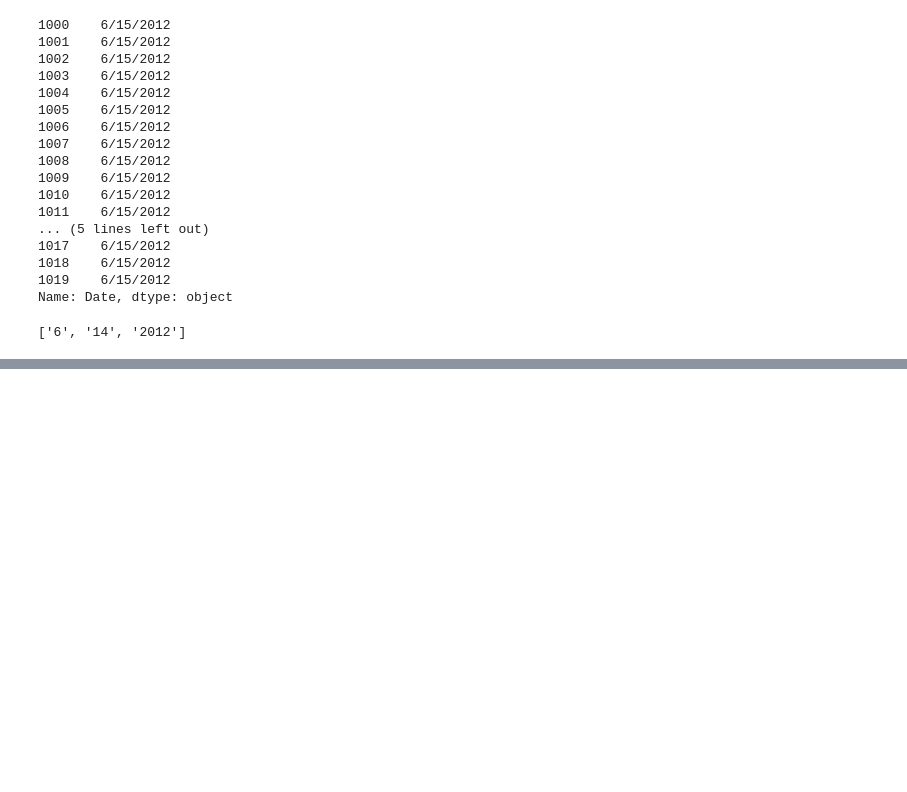
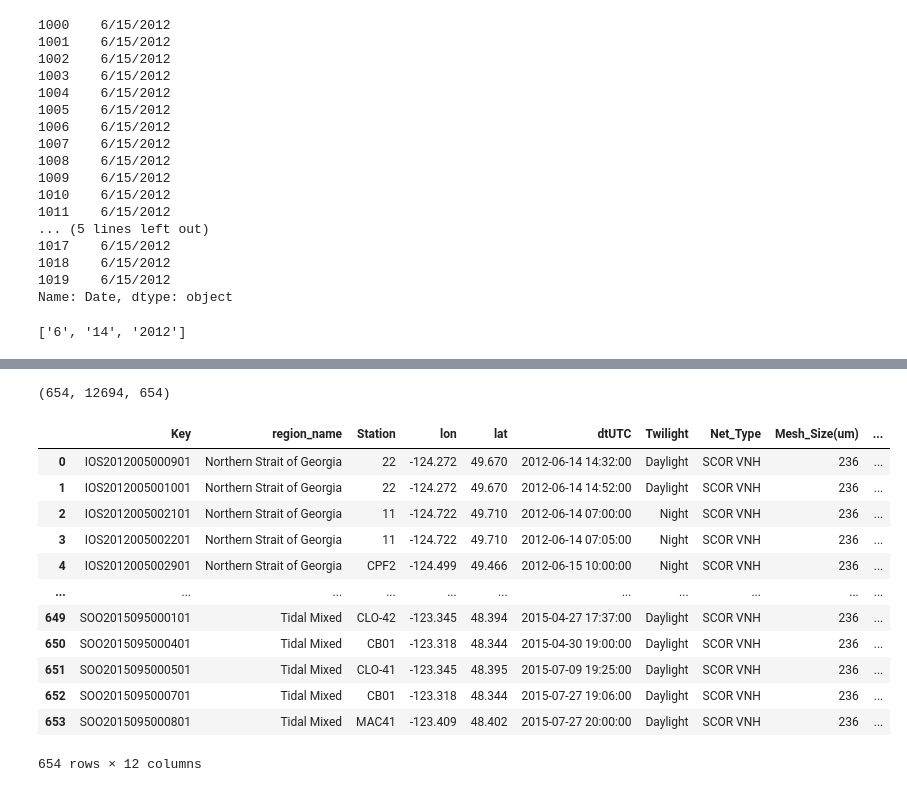
Before and after one commit to SalishSeaCast/analysis-elise-2, a Jupyter notebook: notebooks/forKaryn/LoadZoop.ipynb, the cells around one changed output, grey strips where cells are left out. Saved outputs shown, nothing was run; the diff lists cells and outputs as text; code cells hidden in the pictures; blank space fills up the shorter version.

```diff
--- a/notebooks/forKaryn/LoadZoop.ipynb
+++ b/notebooks/forKaryn/LoadZoop.ipynb
@@ -94,5 +95,3 @@ for el in df['STN_TIME']:
 dts=list()
 for ii,jj in zip(dateslist,timeslist):
     dts.append(dt.datetime(int(ii[2]),int(ii[0]),int(ii[1]),int(jj[0]),int(jj[1])))
-# %%
-df['dt']=dts
@@ -111,0 +118,2 @@ ax.plot(df.loc[ind,['dt']],df.loc[ind,['Biomass(mg/m3)']],'r.')
+# %%
+df['dtUTC']=et.pac_to_utc(dts) #convert from Pac time to UTC
@@ -111,0 +173,2 @@ ax.plot(df.loc[ind,['dt']],df.loc[ind,['Biomass(mg/m3)']],'r.')
+# %%
+towIDlist=['Key', 'region_name', 'Station',  'lon', 'lat', 'dtUTC', 'Twilight', 'Net_Type', 'Mesh_Size(um)', 'DEPTH_STRT1', 'DEPTH_END1', 'Bottom Depth(m)']
@@ -111,0 +177,4 @@ ax.plot(df.loc[ind,['dt']],df.loc[ind,['Biomass(mg/m3)']],'r.')
+# %%
+len(df.groupby(towIDlist)),len(df.groupby(towIDlist2)),len(df.groupby(['Key']))
+# %% [output]
+(654, 12694, 654)
@@ -111,0 +184,19 @@ ax.plot(df.loc[ind,['dt']],df.loc[ind,['Biomass(mg/m3)']],'r.')
+# %%
+biomassDF=df.groupby(towIDlist,as_index=False).first()\
+     .loc[:,towIDlist].copy(deep=True)
+# %%
+biomassDF
+# %% [output]
+|  | Key | region_name | Station | lon | lat | dtUTC | Twilight | Net_Type | Mesh_Size(um) | ... |
+| 0 | IOS2012005000901 | Northern Strait of Georgia | 22 | -124.272 | 49.670 | 2012-06-14 14:32:00 | Daylight | SCOR VNH | 236 | ... |
+| 1 | IOS2012005001001 | Northern Strait of Georgia | 22 | -124.272 | 49.670 | 2012-06-14 14:52:00 | Daylight | SCOR VNH | 236 | ... |
+| 2 | IOS2012005002101 | Northern Strait of Georgia | 11 | -124.722 | 49.710 | 2012-06-14 07:00:00 | Night | SCOR VNH | 236 | ... |
+| 3 | IOS2012005002201 | Northern Strait of Georgia | 11 | -124.722 | 49.710 | 2012-06-14 07:05:00 | Night | SCOR VNH | 236 | ... |
+| 4 | IOS2012005002901 | Northern Strait of Georgia | CPF2 | -124.499 | 49.466 | 2012-06-15 10:00:00 | Night | SCOR VNH | 236 | ... |
+| ... | ... | ... | ... | ... | ... | ... | ... | ... | ... | ... |
+| 649 | SOO2015095000101 | Tidal Mixed | CLO-42 | -123.345 | 48.394 | 2015-04-27 17:37:00 | Daylight | SCOR VNH | 236 | ... |
+| 650 | SOO2015095000401 | Tidal Mixed | CB01 | -123.318 | 48.344 | 2015-04-30 19:00:00 | Daylight | SCOR VNH | 236 | ... |
+| 651 | SOO2015095000501 | Tidal Mixed | CLO-41 | -123.345 | 48.395 | 2015-07-09 19:25:00 | Daylight | SCOR VNH | 236 | ... |
+| 652 | SOO2015095000701 | Tidal Mixed | CB01 | -123.318 | 48.344 | 2015-07-27 19:06:00 | Daylight | SCOR VNH | 236 | ... |
+| 653 | SOO2015095000801 | Tidal Mixed | MAC41 | -123.409 | 48.402 | 2015-07-27 20:00:00 | Daylight | SCOR VNH | 236 | ... |
+654 rows × 12 columns
```
Also changed, not shown: parts of 21 cells of this notebook, 4 other files.
